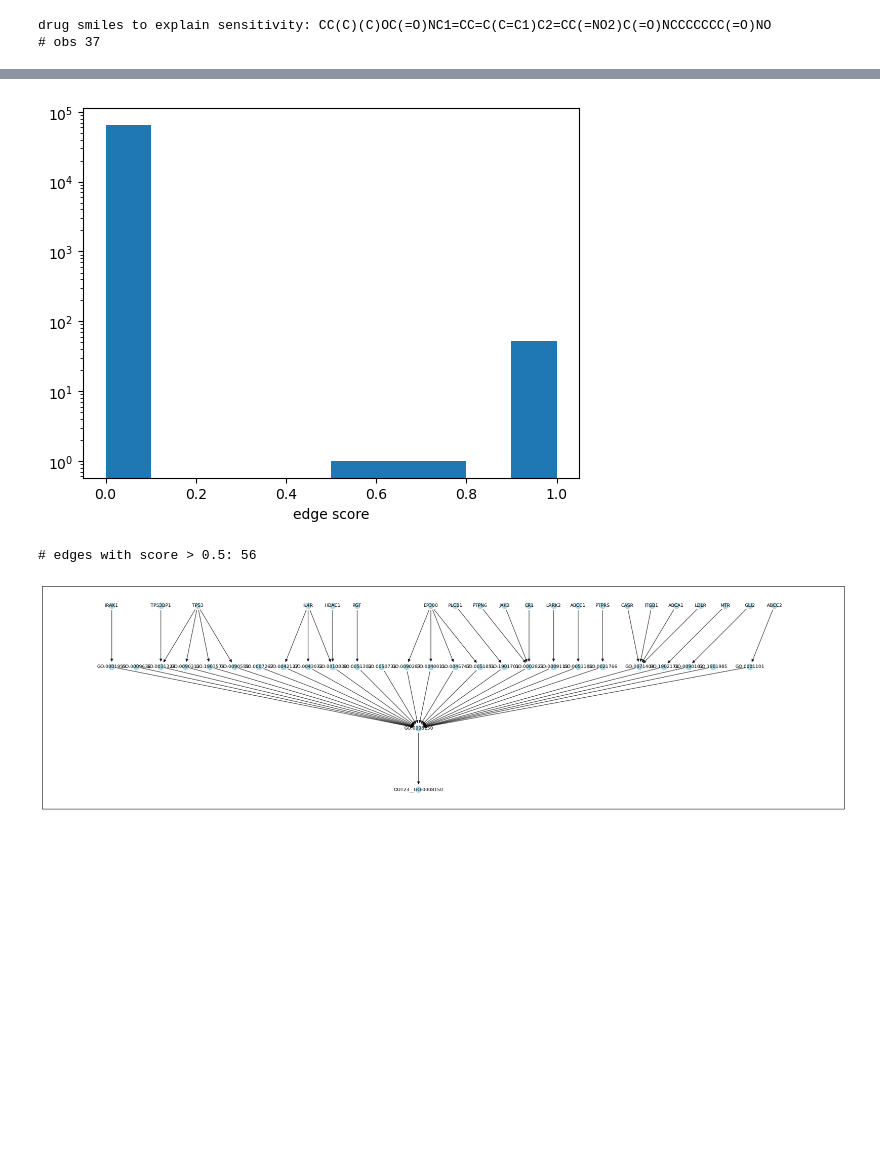
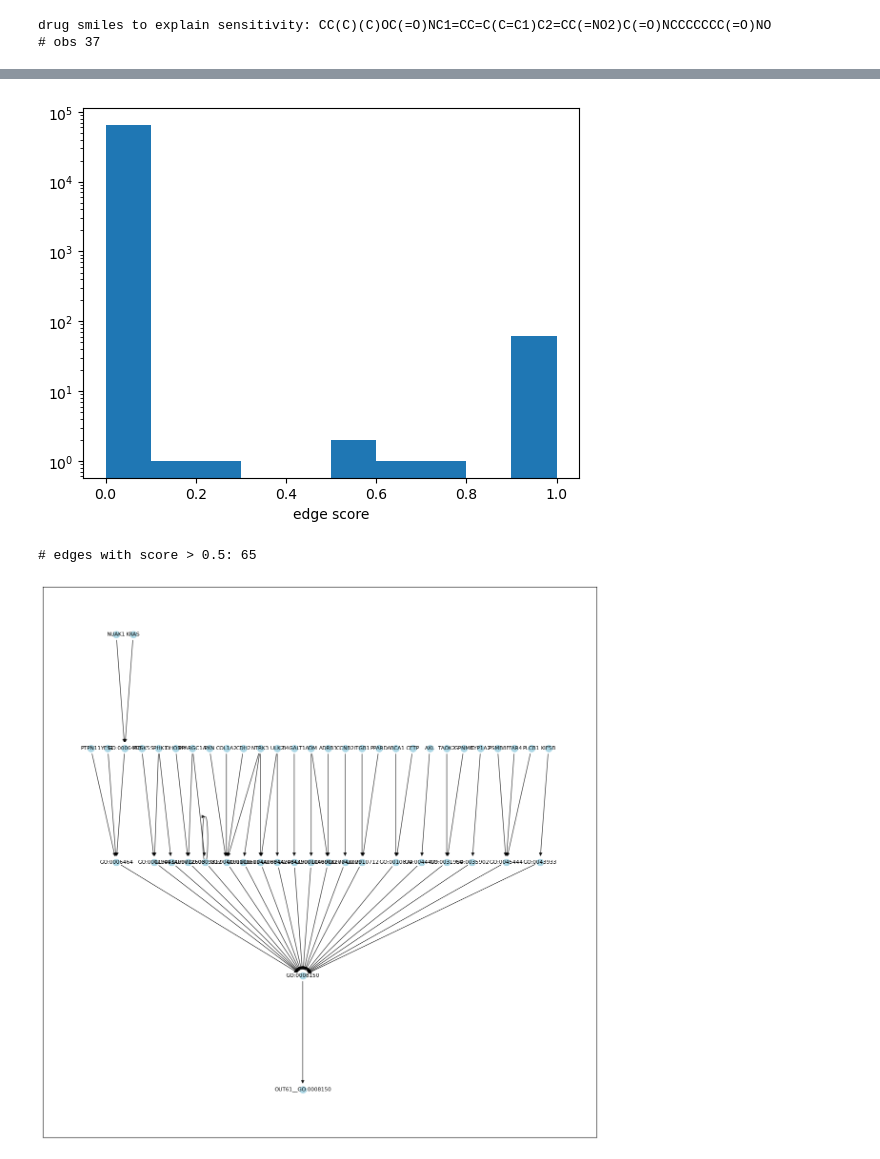
Before and after one commit to nathanieljevans/GSNN, a Jupyter notebook: docs/tutorials/09_drugcell_implementation.ipynb, the cells around one changed output, grey strips where cells are left out. Drawn from its saved outputs; the diff is of its cells as text; code cells hidden in the pictures; blank space fills up the shorter version.

```diff
--- a/docs/tutorials/09_drugcell_implementation.ipynb
+++ b/docs/tutorials/09_drugcell_implementation.ipynb
@@ -321,8 +321,8 @@ zy_corr_res.head()
 # use GSNNExplainer to identify the edges that are important for predicting a given target (cell representation)
 
 explainer = GSNNExplainer(gsnn, data, ignore_cuda=False, gumbel_softmax=True, hard=False, tau0=10, min_tau=0.5,
-                            prior=5, iters=2000, lr=1e-2, weight_decay=0,
-                                    beta=1e-2, verbose=True, optimizer=torch.optim.Adam, free_edges=0)
+                            prior=5, iters=3000, lr=1e-2, weight_decay=0,
+                                    beta=2e-2, verbose=True, optimizer=torch.optim.Adam, free_edges=0)
 
 res = explainer.explain(x_cell.to(device), targets=[zy_corr_res.ix.values[0]])
 
@@ -349,29 +349,32 @@ plt.yscale('log')
 plt.xlabel('edge score')
 plt.show()
 # %% [output]
-[figure, old version]
+[figure, new version]
 # %%
 print('# edges with score > 0.5:', res[lambda x: x.score > 0.5].shape[0])
 # %% [output]
-# edges with score > 0.5: 56
+# edges with score > 0.5: 65
 # %%
 G = nx.from_pandas_edgelist(res[lambda x: x.score > 0.5], source='source', target='target', create_using=nx.DiGraph)
 
 # remove nodes that are not a descendent of a gene node (leftovers from thresholding)
 n = set()
 for g in input_nodes:
-    n.update(nx.descendants(G, g))
+    if g in G:
+        n.update(nx.descendants(G, g))
+        n.update(set([g]))
+
 G = G.subgraph(n).copy()
 
 # use heiarchichal "dot" layout
 H = nx.convert_node_labels_to_integers(G, label_attribute="node_label")
 H_layout = nx.nx_pydot.pydot_layout(H, prog="dot")
 pos = {H.nodes[n]["node_label"]: p for n, p in H_layout.items()}
 
-plt.figure(figsize=(20,10))
+plt.figure(figsize=(15,15))
 nx.draw_networkx_edges(G, pos, width=1.0, alpha=0.75)
 nx.draw_networkx_nodes(G, pos, node_size=100, node_color='lightblue')
 nx.draw_networkx_labels(G, pos, font_size=8)
 plt.show()
 # %% [output]
-[figure, old version]
+[figure, new version]
```
Also changed, not shown: parts of 4 cells of this notebook.
